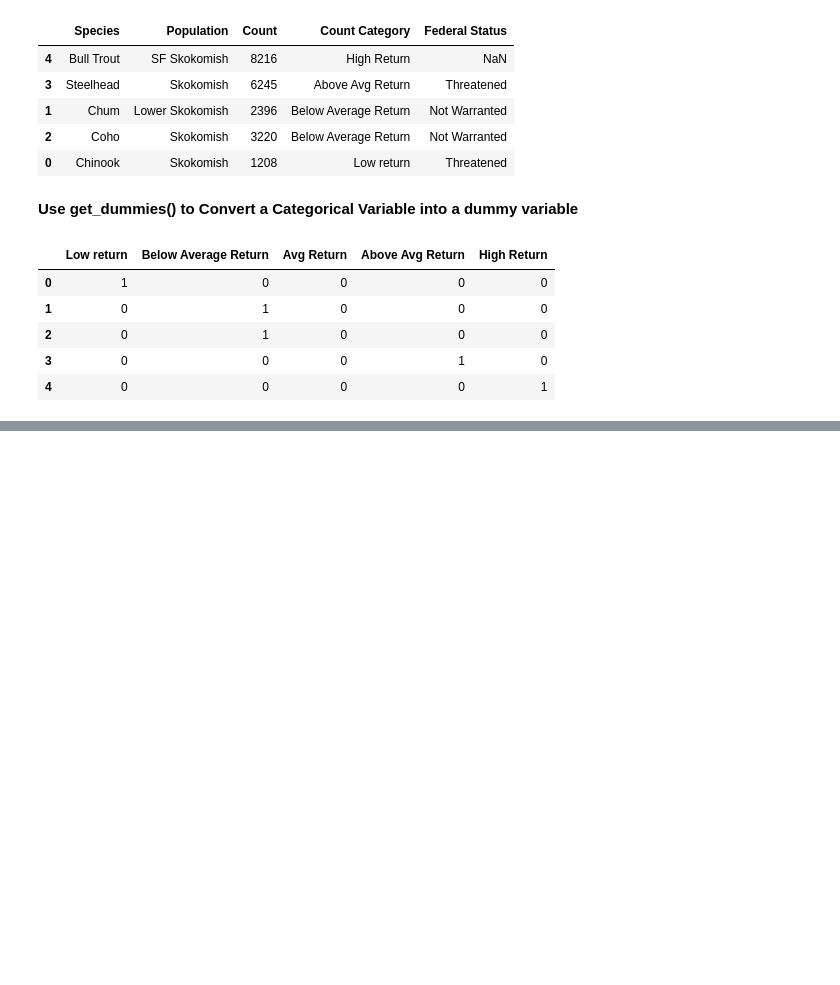
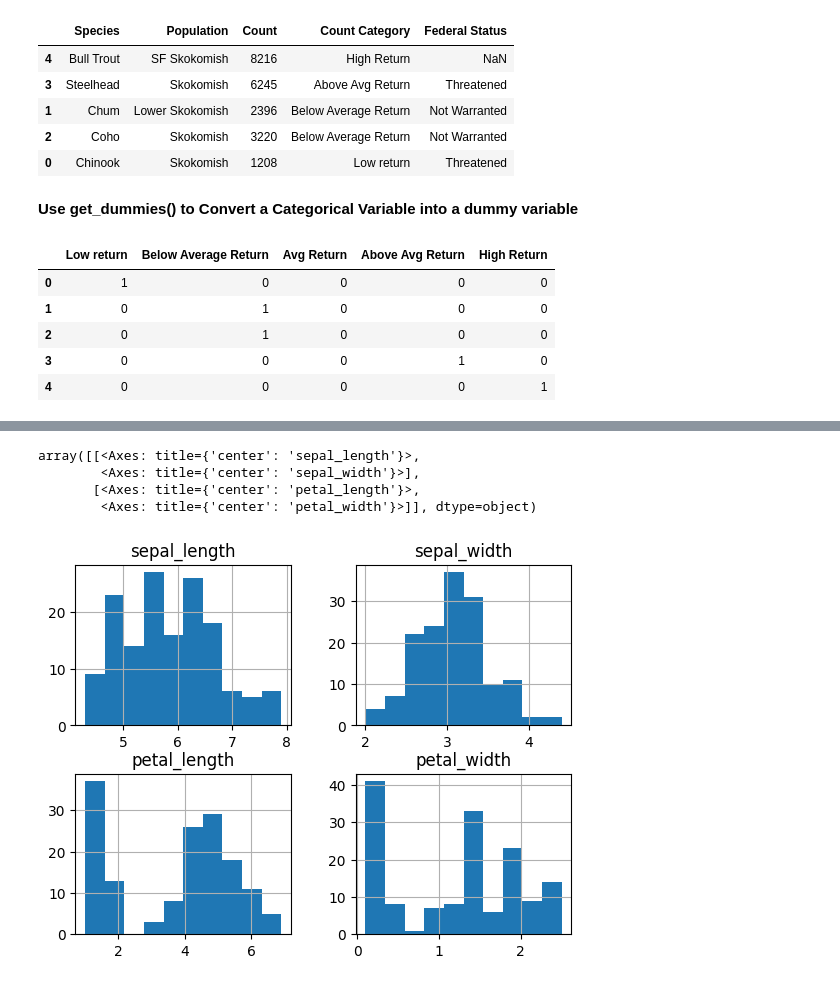
Before and after one commit to Rohitkumar-88/ML_Projects, a Jupyter notebook: Advance_Pandas.ipynb, the cells around one changed output, grey strips where cells are left out. Drawn from its saved outputs; the diff is of its cells as text; code cells hidden in the pictures; blank space fills up the shorter version.

```diff
--- a/Advance_Pandas.ipynb
+++ b/Advance_Pandas.ipynb
@@ -978,0 +1005,3 @@ pd.get_dummies(df['Count Category'])
+# %%
+iris = pd.read_csv('https://raw.githubusercontent.com/Rohitkumar-88/ML_Projects/main/iris.csv')
+iris
@@ -978,0 +1022,8 @@ pd.get_dummies(df['Count Category'])
+# %%
+iris.hist()
+# %% [output]
+array([[<Axes: title={'center': 'sepal_length'}>,
+        <Axes: title={'center': 'sepal_width'}>],
+       [<Axes: title={'center': 'petal_length'}>,
+        <Axes: title={'center': 'petal_width'}>]], dtype=object)
+[figure, added]
```
Also changed, not shown: parts of 30 cells of this notebook.
